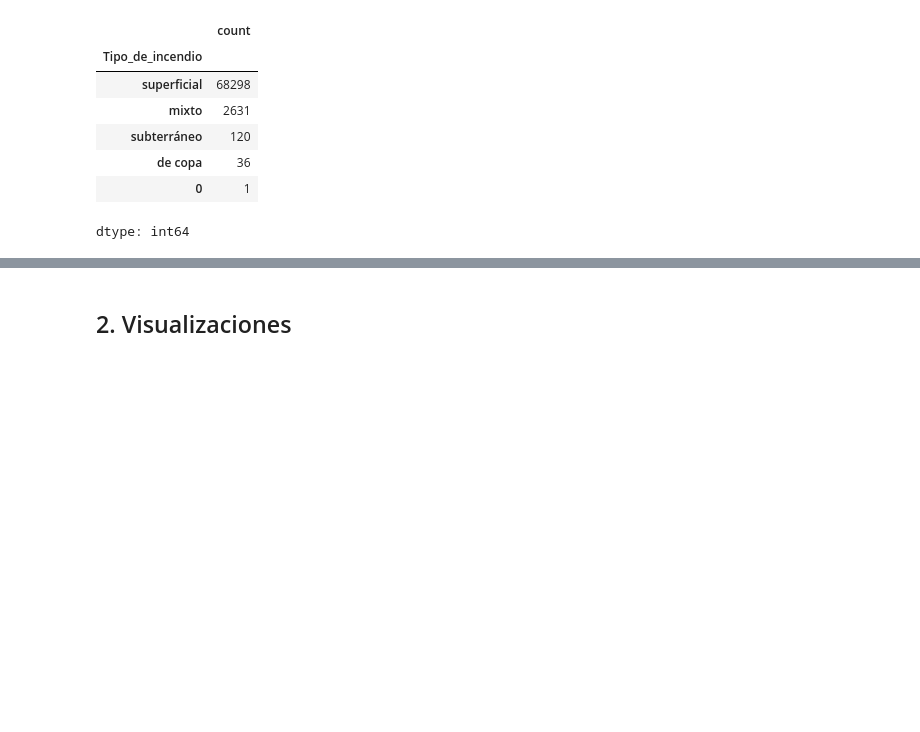
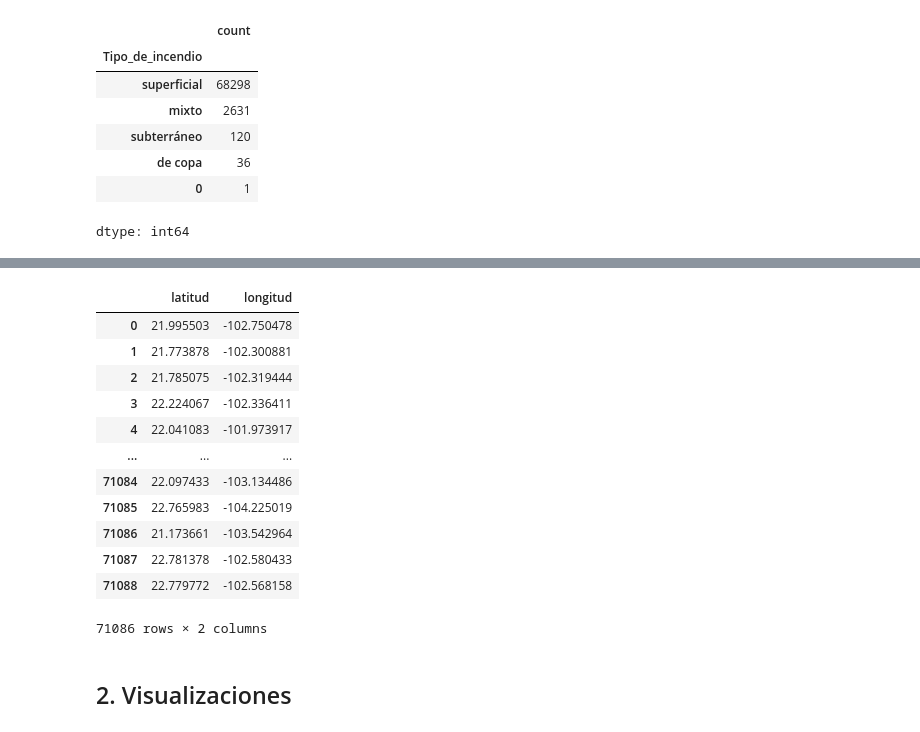
Before and after one commit to AndrsGzRo/incendios-forestales-mx, a Jupyter notebook: Incendios_Forestales_EDA.ipynb, the cells around one changed output, grey strips where cells are left out. Saved outputs shown, nothing was run; the diff lists cells and outputs as text; code cells hidden in the pictures; blank space fills up the shorter version.

```diff
--- a/Incendios_Forestales_EDA.ipynb
+++ b/Incendios_Forestales_EDA.ipynb
@@ -209,3 +338,19 @@ dtype: int64
+# %%
+df_clean[['latitud','longitud']]
+# %% [output]
+|  | latitud | longitud |
+| 0 | 21.995503 | -102.750478 |
+| 1 | 21.773878 | -102.300881 |
+| 2 | 21.785075 | -102.319444 |
+| 3 | 22.224067 | -102.336411 |
+| 4 | 22.041083 | -101.973917 |
+| ... | ... | ... |
+| 71084 | 22.097433 | -103.134486 |
+| 71085 | 22.765983 | -104.225019 |
+| 71086 | 21.173661 | -103.542964 |
+| 71087 | 22.781378 | -102.580433 |
+| 71088 | 22.779772 | -102.568158 |
+71086 rows × 2 columns
 # %% [markdown]
 ## 2. Visualizaciones
 # %% [markdown]
```
Also changed, not shown: parts of 11 cells of this notebook.
